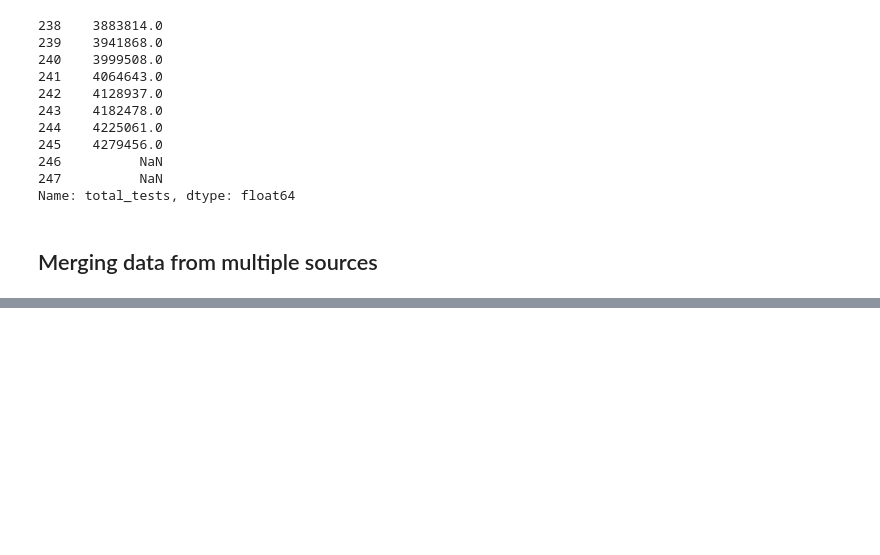
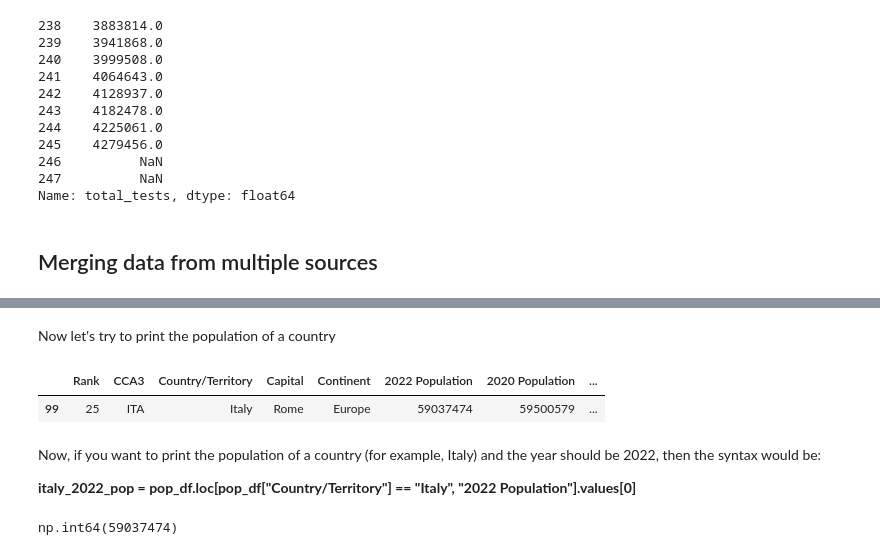
Before and after one commit to piyush-verma020/Data-Analysis, a Jupyter notebook: notes.ipynb, the cells around one changed output, grey strips where cells are left out. Saved outputs shown, nothing was run; the diff lists cells and outputs as text; code cells hidden in the pictures; blank space fills up the shorter version.

```diff
--- a/notes.ipynb
+++ b/notes.ipynb
@@ -942,0 +930,17 @@ df
+# %% [markdown]
+Now let's try to print the population of a country
+# %%
+italy_data = pop_df.loc[pop_df["Country/Territory"] == "Italy"]
+italy_data
+# %% [output]
+|  | Rank | CCA3 | Country/Territory | Capital | Continent | 2022 Population | 2020 Population | ... |
+| 99 | 25 | ITA | Italy | Rome | Europe | 59037474 | 59500579 | ... |
+# %% [markdown]
+Now, if you want to print the population of a country (for example, Italy) and the year should be 2022, then the syntax would be:
+
+**italy_2022_pop = pop_df.loc[pop_df["Country/Territory"] == "Italy", "2022 Population"].values[0]**
+# %%
+italy_2022_pop = pop_df.loc[pop_df["Country/Territory"] == "Italy", "2022 Population"].values[0]
+italy_2022_pop
+# %% [output]
+np.int64(59037474)
```
Also changed, not shown: parts of 15 cells of this notebook.
